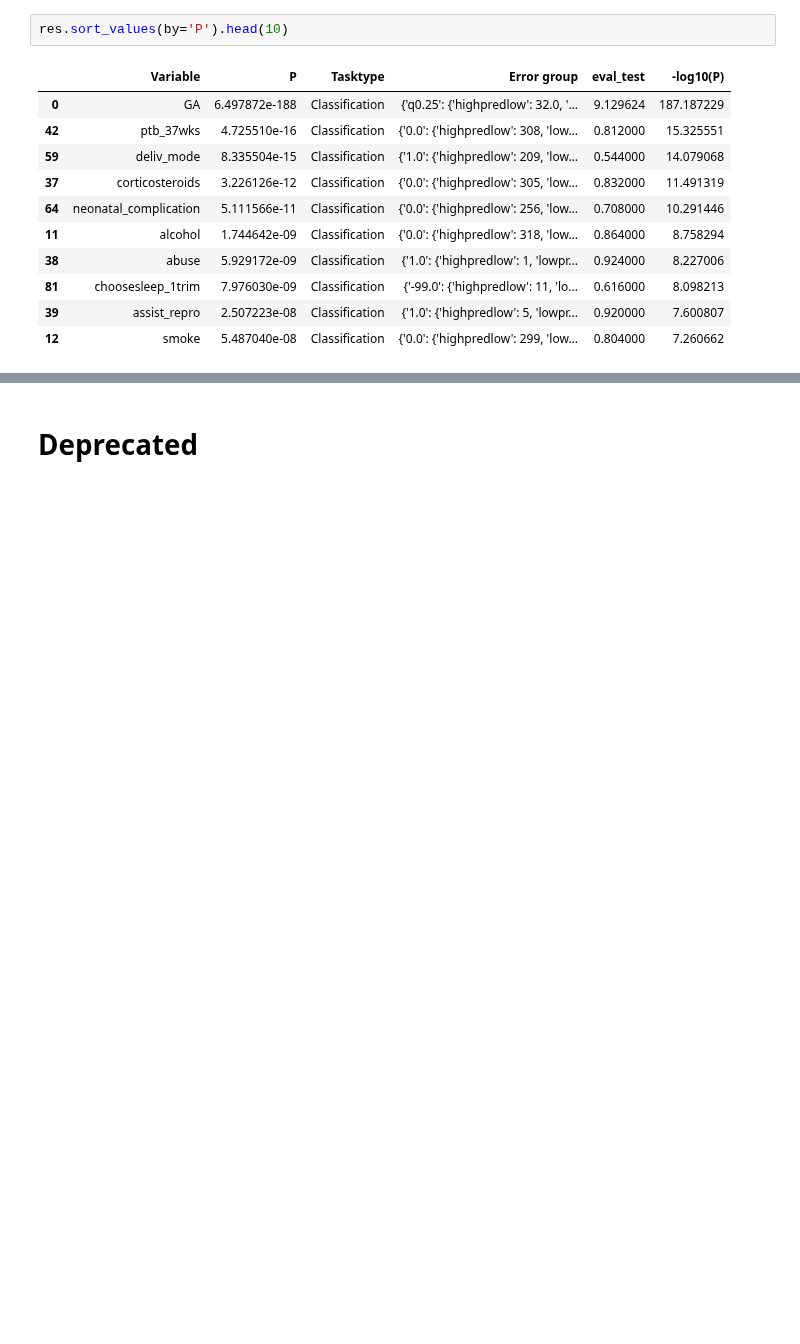
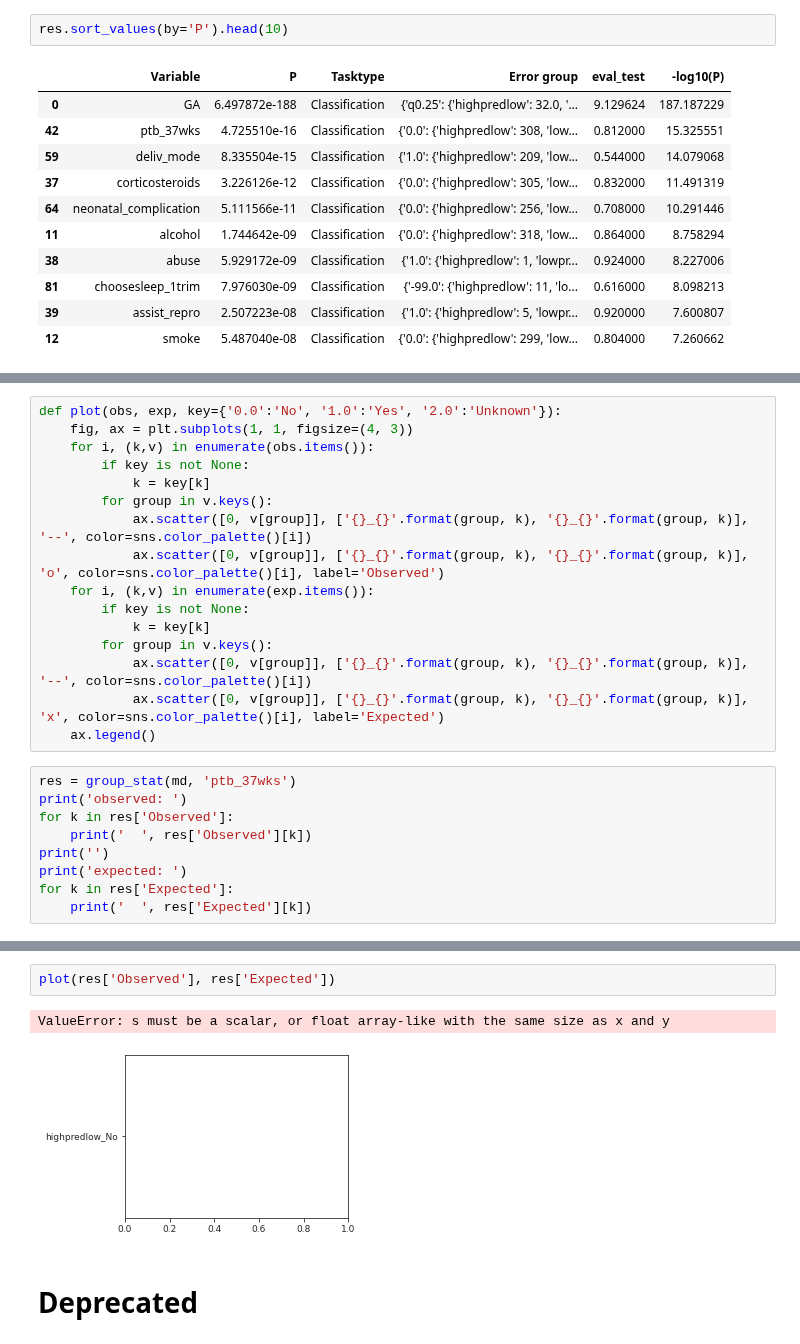
Before and after one commit to nealgravindra/wearables, a Jupyter notebook: notebooks/ITRerror_analysis.ipynb, the cells around one changed output, grey strips where cells are left out. Saved outputs shown, nothing was run; the diff lists cells and outputs as text; blank space fills up the shorter version.

```diff
--- a/notebooks/ITRerror_analysis.ipynb
+++ b/notebooks/ITRerror_analysis.ipynb
@@ -251,0 +333,25 @@ res.sort_values(by='P').head(10)
+# %%
+def plot(obs, exp, key={'0.0':'No', '1.0':'Yes', '2.0':'Unknown'}):
+    fig, ax = plt.subplots(1, 1, figsize=(4, 3))
+    for i, (k,v) in enumerate(obs.items()):
+        if key is not None:
+            k = key[k]
+        for group in v.keys():
+            ax.scatter([0, v[group]], ['{}_{}'.format(group, k), '{}_{}'.format(group, k)], '--', color=sns.color_palette()[i])
+            ax.scatter([0, v[group]], ['{}_{}'.format(group, k), '{}_{}'.format(group, k)], 'o', color=sns.color_palette()[i], label='Observed')
+    for i, (k,v) in enumerate(exp.items()):
+        if key is not None:
+            k = key[k]
+        for group in v.keys():
+            ax.scatter([0, v[group]], ['{}_{}'.format(group, k), '{}_{}'.format(group, k)], '--', color=sns.color_palette()[i])
+            ax.scatter([0, v[group]], ['{}_{}'.format(group, k), '{}_{}'.format(group, k)], 'x', color=sns.color_palette()[i], label='Expected')
+    ax.legend()
+# %%
+res = group_stat(md, 'ptb_37wks')
+print('observed: ')
+for k in res['Observed']:
+    print('  ', res['Observed'][k])
+print('')
+print('expected: ')
+for k in res['Expected']:
+    print('  ', res['Expected'][k])
@@ -252,3 +368,8 @@ res.sort_values(by='P').head(10)
+# %%
+plot(res['Observed'], res['Expected'])
+# %% [output]
+ValueError: s must be a scalar, or float array-like with the same size as x and y
+[figure, added]
 # %% [markdown]
 # Deprecated
 # %%
```
Also changed, not shown: parts of 10 cells of this notebook, 1 other file.
